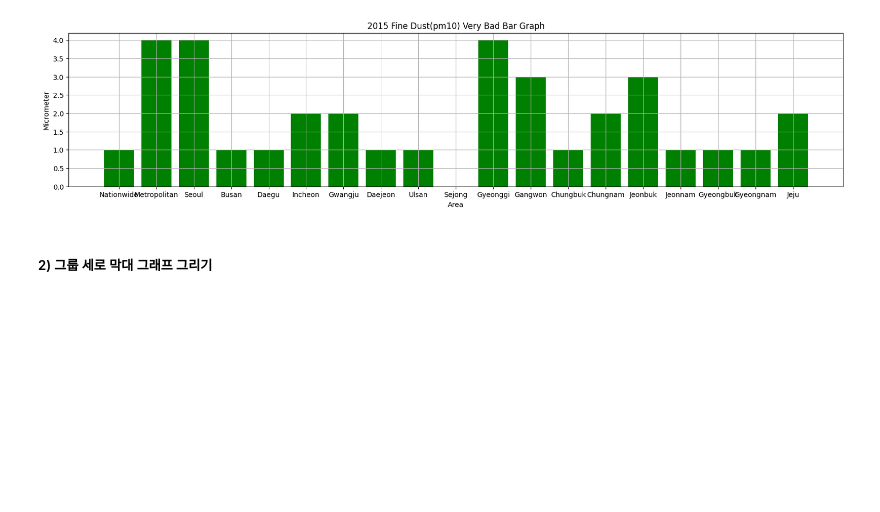
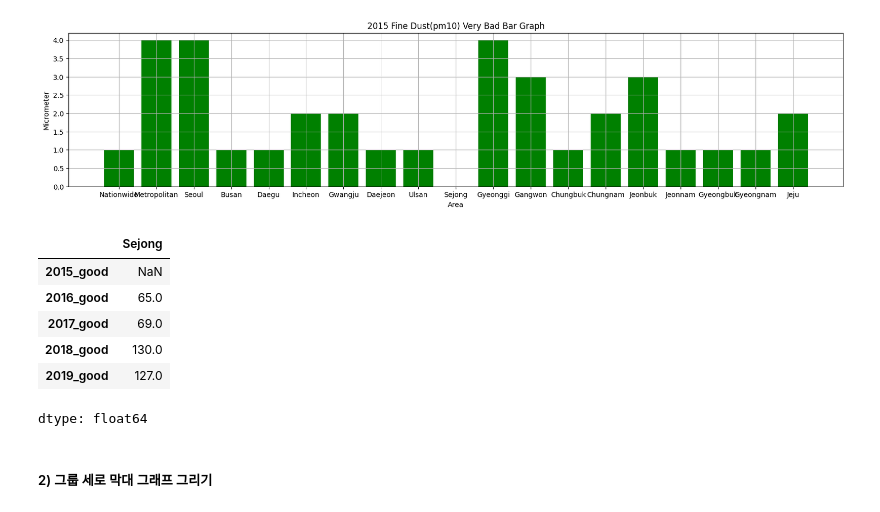
Before and after one commit to among5094/Big-Data-Integrated-Analysis, a Jupyter notebook: week04_CH04_시각화_라이브러리1/4week_0331_Mon.ipynb, the cells around one changed output. Cells and saved outputs as stored; diff of their text form; code cells hidden in the pictures; blank space fills up the shorter version.

```diff
--- a/week04_CH04_시각화_라이브러리1/4week_0331_Mon.ipynb
+++ b/week04_CH04_시각화_라이브러리1/4week_0331_Mon.ipynb
@@ -322,5 +393,16 @@ plt.grid()
 plt.show()
 # %% [output]
 [figure]
+# %%
+# 세종 데이터가 0임
+data.loc['Sejong'].head()
+# %% [output]
+|  | Sejong |
+| 2015_good | NaN |
+| 2016_good | 65.0 |
+| 2017_good | 69.0 |
+| 2018_good | 130.0 |
+| 2019_good | 127.0 |
+dtype: float64
 # %% [markdown]
 ##### 2) 그룹 세로 막대 그래프 그리기
```
Also changed, not shown: parts of 25 cells of this notebook.
